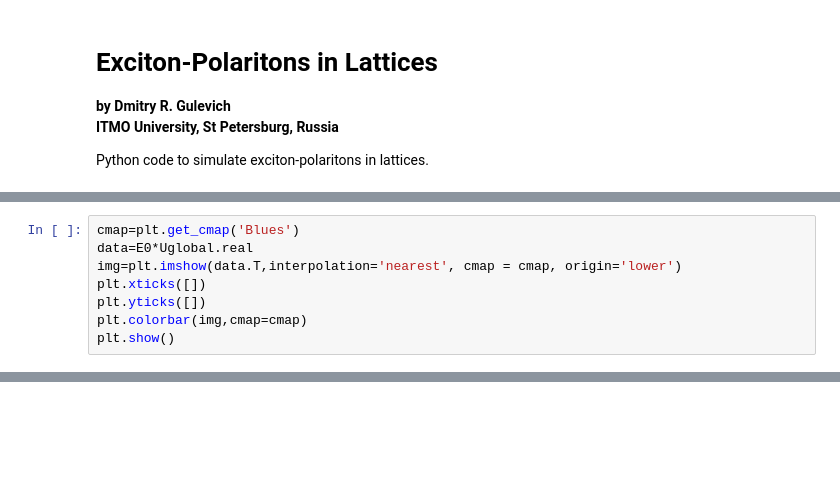
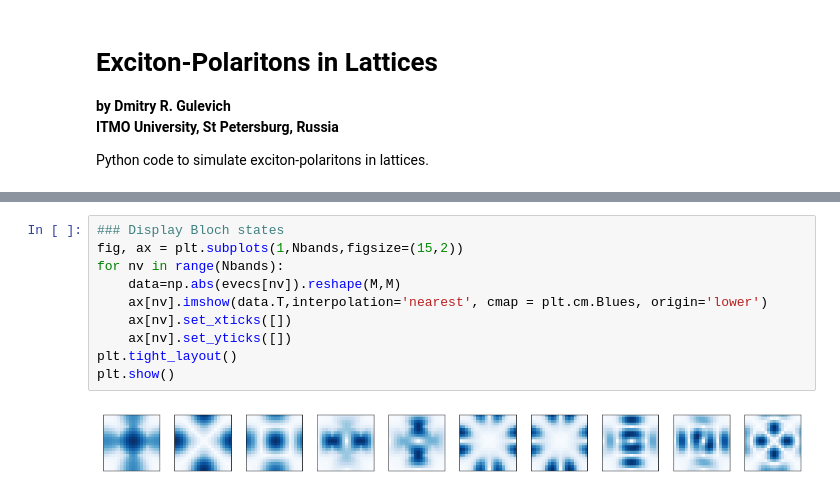
Before and after one commit to drgulevich/exp2d, a Jupyter notebook: exp2d.ipynb, the cells around one changed output, grey strips where cells are left out. Drawn from its saved outputs; the diff is of its cells as text; blank space fills up the shorter version.

```diff
--- a/exp2d.ipynb
+++ b/exp2d.ipynb
@@ -117,8 +7,0 @@ for i in range(Ncells):
-# %%
-cmap=plt.get_cmap('Blues')
-data=E0*Uglobal.real
-img=plt.imshow(data.T,interpolation='nearest', cmap = cmap, origin='lower')
-plt.xticks([])
-plt.yticks([])
-plt.colorbar(img,cmap=cmap)
-plt.show()
@@ -477,0 +85,12 @@ plt.show()
+# %%
+### Display Bloch states
+fig, ax = plt.subplots(1,Nbands,figsize=(15,2))
+for nv in range(Nbands):
+    data=np.abs(evecs[nv]).reshape(M,M)
+    ax[nv].imshow(data.T,interpolation='nearest', cmap = plt.cm.Blues, origin='lower')
+    ax[nv].set_xticks([])
+    ax[nv].set_yticks([])
+plt.tight_layout()
+plt.show()
+# %% [output]
+[figure, added]
```
Also changed, not shown: parts of 53 cells of this notebook, 2 other files.
